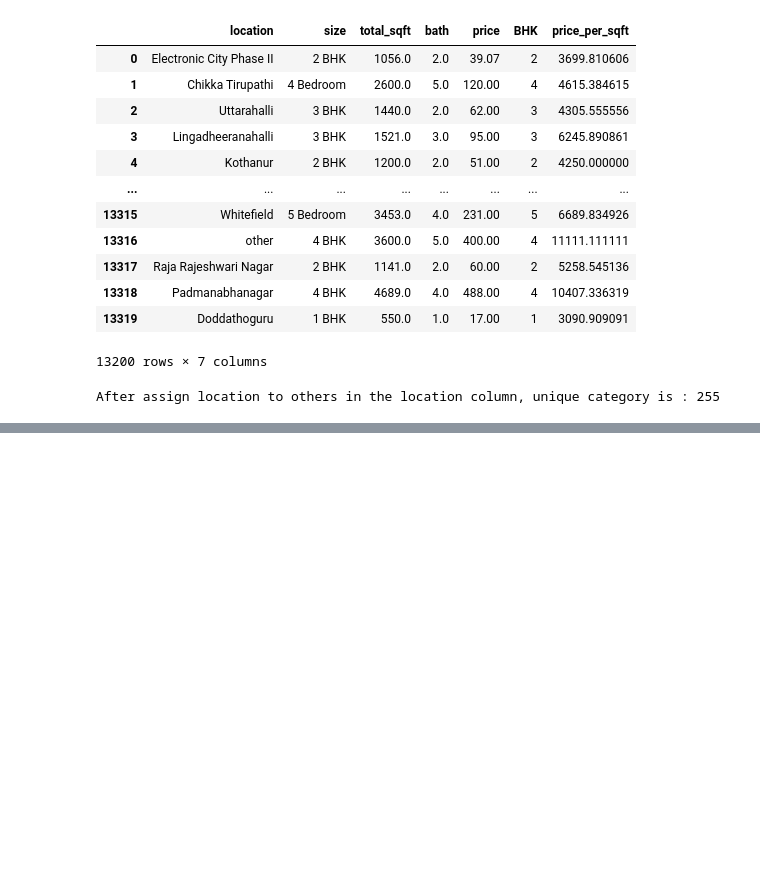
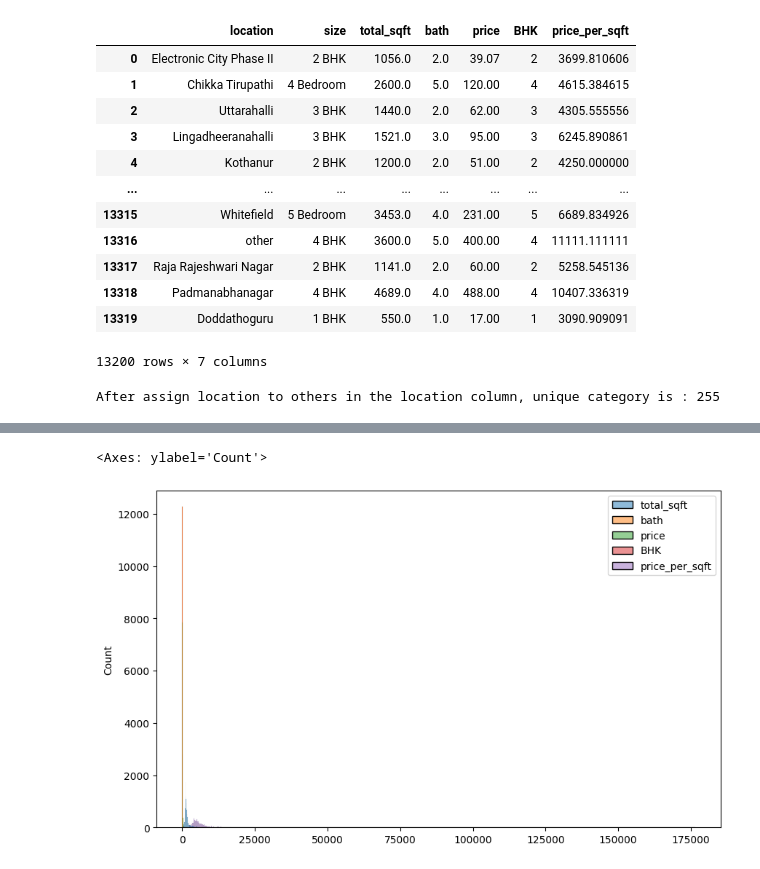
Before and after one commit to sibrikhanr98/ML_Project, a Jupyter notebook: 04.Real_Estate_Price_Prediction/code_file.ipynb, the cells around one changed output, grey strips where cells are left out. Cells and saved outputs as stored; diff of their text form; code cells hidden in the pictures; blank space fills up the shorter version.

```diff
--- a/04.Real_Estate_Price_Prediction/code_file.ipynb
+++ b/04.Real_Estate_Price_Prediction/code_file.ipynb
@@ -271,0 +365,6 @@ After assign location to others in the location column, unique category is : 255
+# %%
+plt.figure(figsize=(10,6))
+sns.histplot(df4)
+# %% [output]
+<Axes: ylabel='Count'>
+[figure, added]
```
Also changed, not shown: parts of 34 cells of this notebook.
